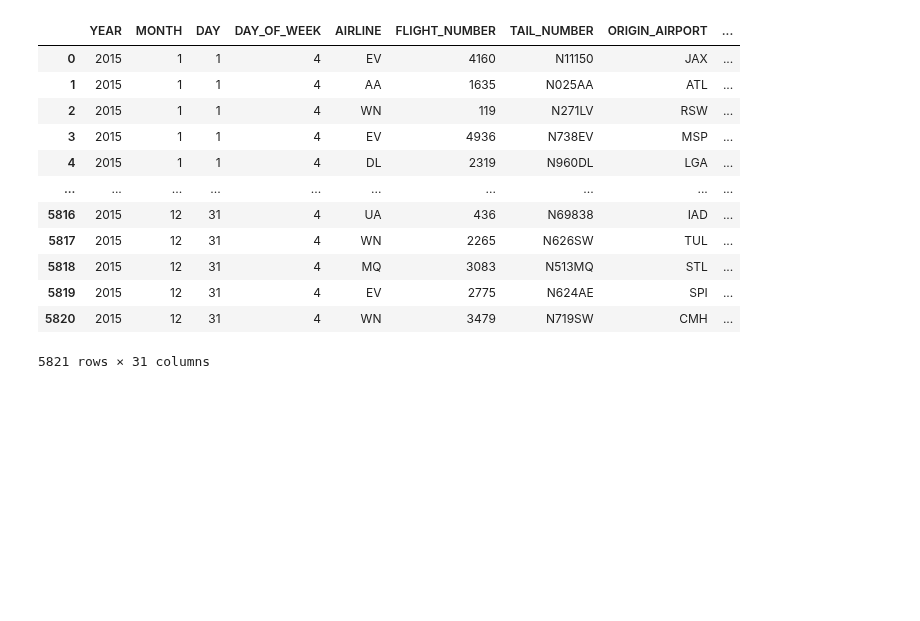
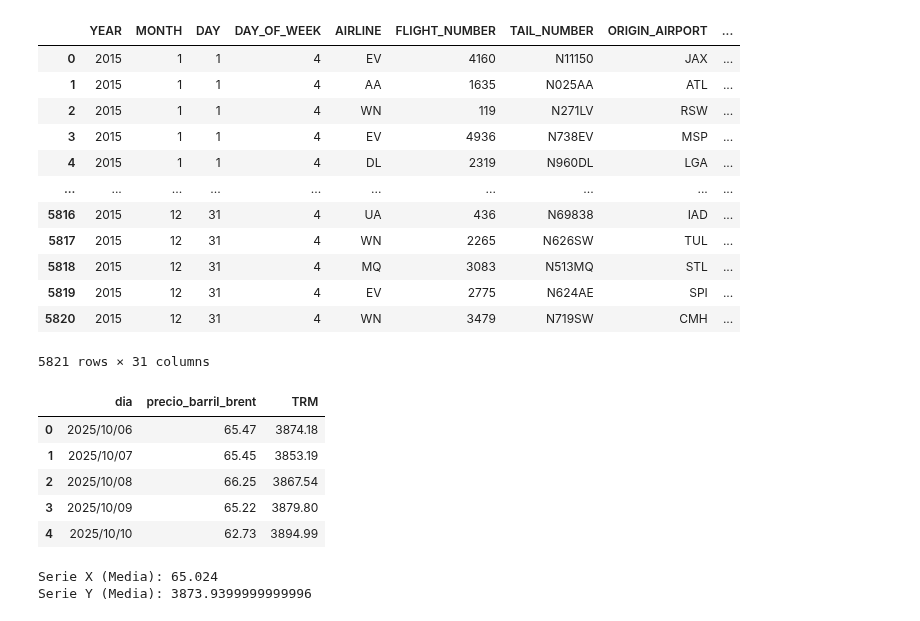
Before and after one commit to justoneye/Bootcamp-IA-G84, a Jupyter notebook: Semana5.ipynb, the cells around one changed output. Drawn from its saved outputs; the diff is of its cells as text; code cells hidden in the pictures; blank space fills up the shorter version.

```diff
--- a/Semana5.ipynb
+++ b/Semana5.ipynb
@@ -19,3 +19,27 @@ display(df)
 | 5819 | 2015 | 12 | 31 | 4 | EV | 2775 | N624AE | SPI | ... |
 | 5820 | 2015 | 12 | 31 | 4 | WN | 3479 | N719SW | CMH | ... |
 5821 rows × 31 columns
+# %%
+# Calcular la cotización en la bolsa del Petróleo por regresión lineal
+
+import pandas as pd
+
+datos = pd.DataFrame({ "dia": ["2025/10/06", "2025/10/07", "2025/10/08", "2025/10/09", "2025/10/10"],
+                      "precio_barril_brent": [65.47, 65.45, 66.25, 65.22, 62.73],
+                      "TRM": [3874.18, 3853.19, 3867.54, 3879.8, 3894.99]
+                       })
+
+display(datos)
+
+media_precio_barril = datos["precio_barril_brent"].mean()
+media_TRM = datos["TRM"].mean()
+print("Serie X (Media):", media_precio_barril, "\nSerie Y (Media):", media_TRM)
+# %% [output]
+|  | dia | precio_barril_brent | TRM |
+| 0 | 2025/10/06 | 65.47 | 3874.18 |
+| 1 | 2025/10/07 | 65.45 | 3853.19 |
+| 2 | 2025/10/08 | 66.25 | 3867.54 |
+| 3 | 2025/10/09 | 65.22 | 3879.80 |
+| 4 | 2025/10/10 | 62.73 | 3894.99 |
+Serie X (Media): 65.024
+Serie Y (Media): 3873.9399999999996
```
